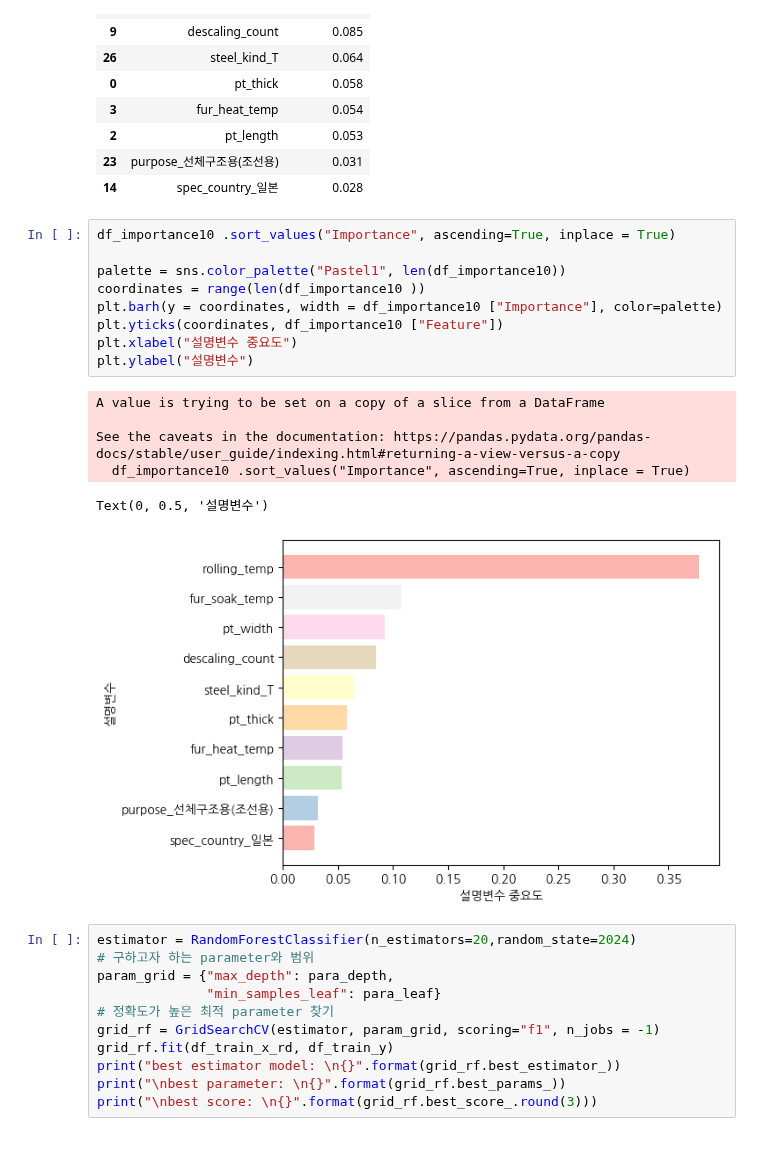
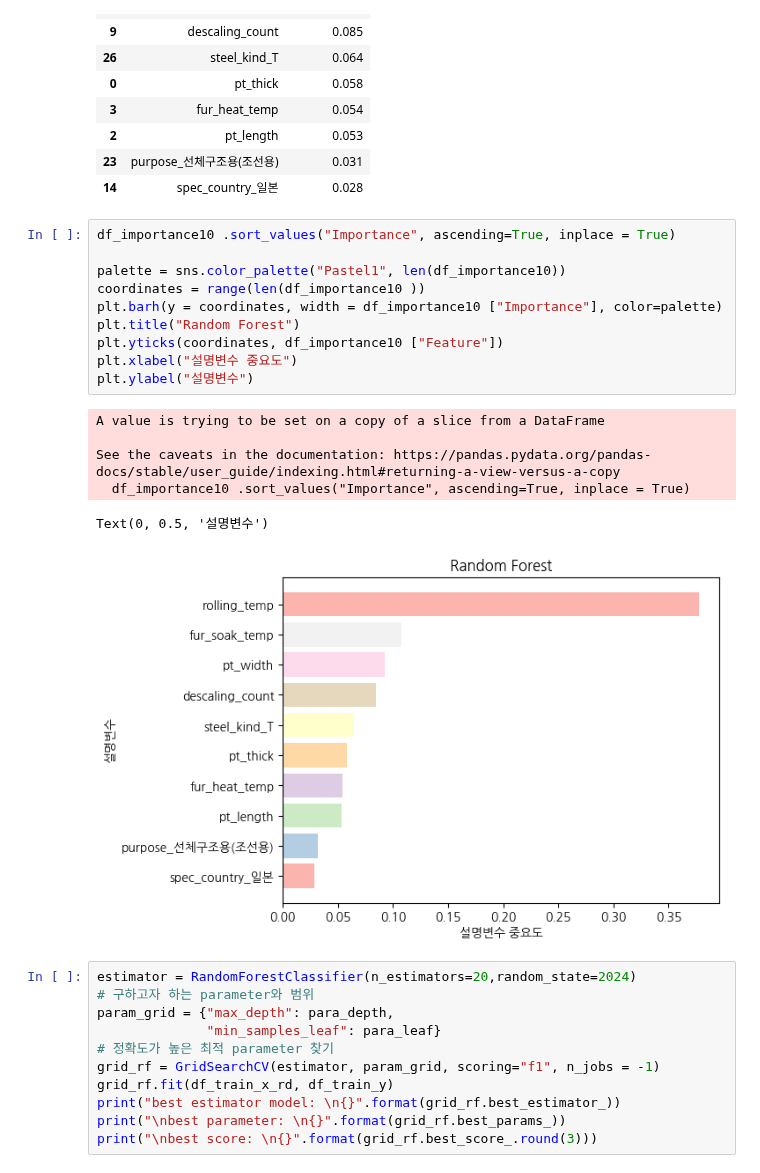
Before and after one commit to Seojiii/plate_project, a Jupyter notebook: scale_randomforest.ipynb, the cells around one changed output. Cells and saved outputs as stored; diff of their text form; blank space fills up the shorter version.

```diff
--- a/scale_randomforest.ipynb
+++ b/scale_randomforest.ipynb
@@ -417,19 +417,20 @@ df_importance10 .round(3)
 # %%
 df_importance10 .sort_values("Importance", ascending=True, inplace = True)
 
 palette = sns.color_palette("Pastel1", len(df_importance10))
 coordinates = range(len(df_importance10 ))
 plt.barh(y = coordinates, width = df_importance10 ["Importance"], color=palette)
+plt.title("Random Forest")
 plt.yticks(coordinates, df_importance10 ["Feature"])
 plt.xlabel("설명변수 중요도")
 plt.ylabel("설명변수")
 # %% [output]
 A value is trying to be set on a copy of a slice from a DataFrame
 
 See the caveats in the documentation: https://pandas.pydata.org/pandas-docs/stable/user_guide/indexing.html#returning-a-view-versus-a-copy
   df_importance10 .sort_values("Importance", ascending=True, inplace = True)
 Text(0, 0.5, '설명변수')
-[figure, old version]
+[figure, new version]
 # %%
 estimator = RandomForestClassifier(n_estimators=20,random_state=2024)
 # 구하고자 하는 parameter와 범위
```
